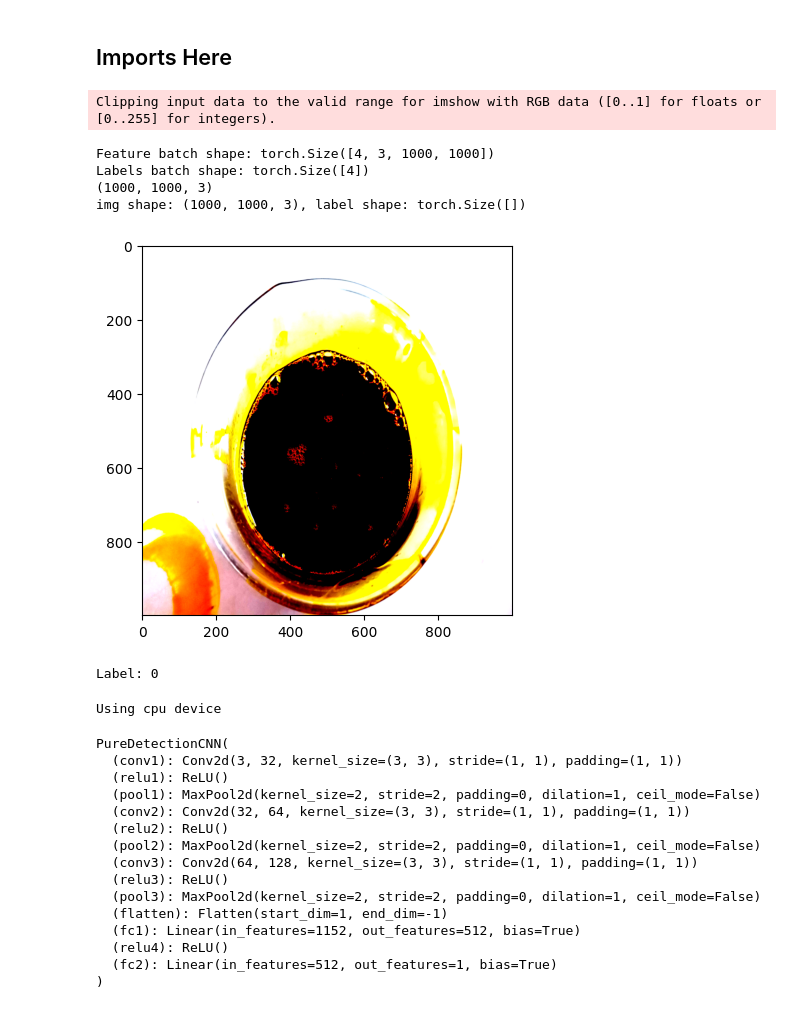
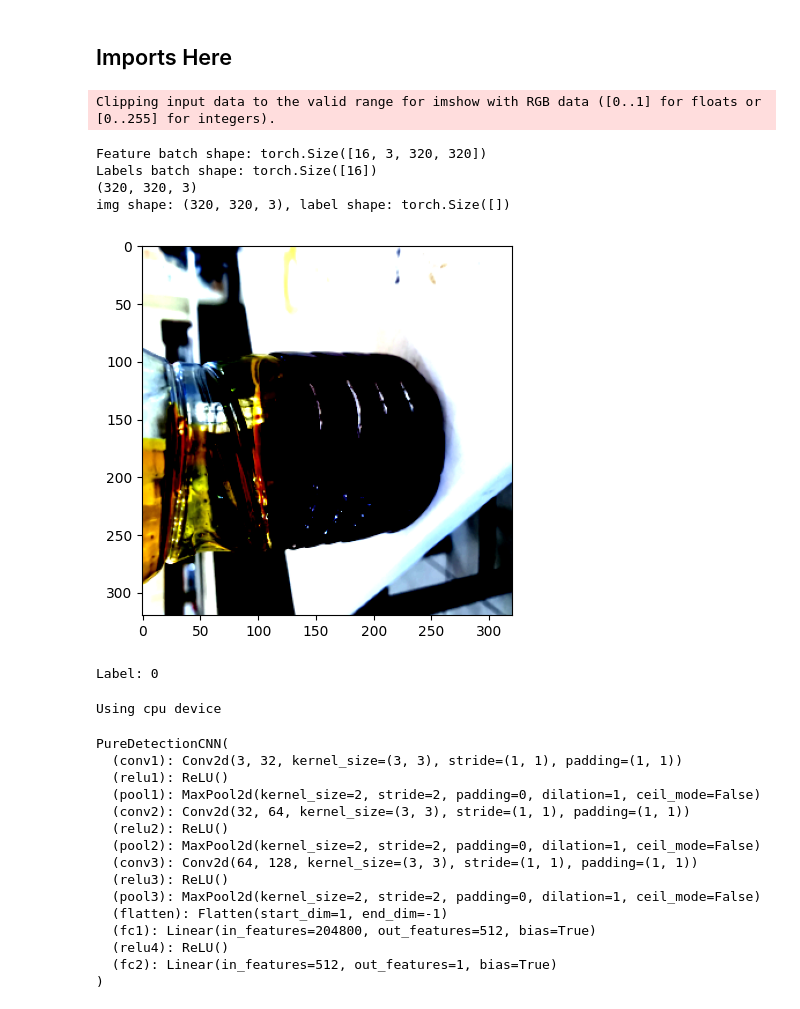
Before and after one commit to andrews-tang/Palm-Oil-Adulteration-Detection-Using-Deep-Learning, a Jupyter notebook: model_development.ipynb, the cells around one changed output. Cells and saved outputs as stored; diff of their text form; code cells hidden in the pictures.

```diff
--- a/model_development.ipynb
+++ b/model_development.ipynb
@@ -40,38 +40,38 @@ class CustomImageDataset(Dataset):
 
 
 transform = transforms.Compose([
-    transforms.Resize((1000, 1000)),
+    transforms.Resize((320, 320)),
     transforms.ToTensor(),
     transforms.Normalize(mean=[0.485, 0.456, 0.406], std=[0.229, 0.224, 0.225]),
 ])
 # %%
 
-batch_size = 4
+batch_size = 16
 
 dataset = CustomImageDataset(transform=transform)
 train_dataloader = DataLoader(dataset, batch_size=batch_size, shuffle=True)
 
 train_features, train_labels = next(iter(train_dataloader))
 print(f"Feature batch shape: {train_features.size()}")
 print(f"Labels batch shape: {train_labels.size()}")
 # img = train_features[0].squeeze()
 
 img = train_features[3].permute(1, 2, 0).numpy()
 print(f"{img.shape}")
 img = img.squeeze()
 label = train_labels[0]
 
 print(f"img shape: {img.shape}, label shape: {label.shape}")
 plt.imshow(img, cmap="gray")
 plt.show()
 print(f"Label: {label}")
 # %% [output]
 Clipping input data to the valid range for imshow with RGB data ([0..1] for floats or [0..255] for integers).
-Feature batch shape: torch.Size([4, 3, 1000, 1000])
-Labels batch shape: torch.Size([4])
-(1000, 1000, 3)
-img shape: (1000, 1000, 3), label shape: torch.Size([])
+Feature batch shape: torch.Size([16, 3, 320, 320])
+Labels batch shape: torch.Size([16])
+(320, 320, 3)
+img shape: (320, 320, 3), label shape: torch.Size([])
-[figure, old version]
+[figure, new version]
 Label: 0
 # %%
 device = (
@@ -103,7 +103,7 @@ class PureDetectionCNN(nn.Module):
         self.pool3 = nn.MaxPool2d(kernel_size=2, stride=2)
 
         self.flatten = nn.Flatten()
-        self.fc1 = nn.Linear(128 * 3 * 3, 512)
+        self.fc1 = nn.Linear(128 * 40 * 40, 512)
         self.relu4 = nn.ReLU()
         self.fc2 = nn.Linear(512, 1)  # Output layer with 1 neuron for binary classification
 
@@ -143,7 +143,7 @@ PureDetectionCNN(
   (relu3): ReLU()
   (pool3): MaxPool2d(kernel_size=2, stride=2, padding=0, dilation=1, ceil_mode=False)
   (flatten): Flatten(start_dim=1, end_dim=-1)
-  (fc1): Linear(in_features=1152, out_features=512, bias=True)
+  (fc1): Linear(in_features=204800, out_features=512, bias=True)
   (relu4): ReLU()
   (fc2): Linear(in_features=512, out_features=1, bias=True)
 )
```
Also changed, not shown: parts of 3 cells of this notebook.
